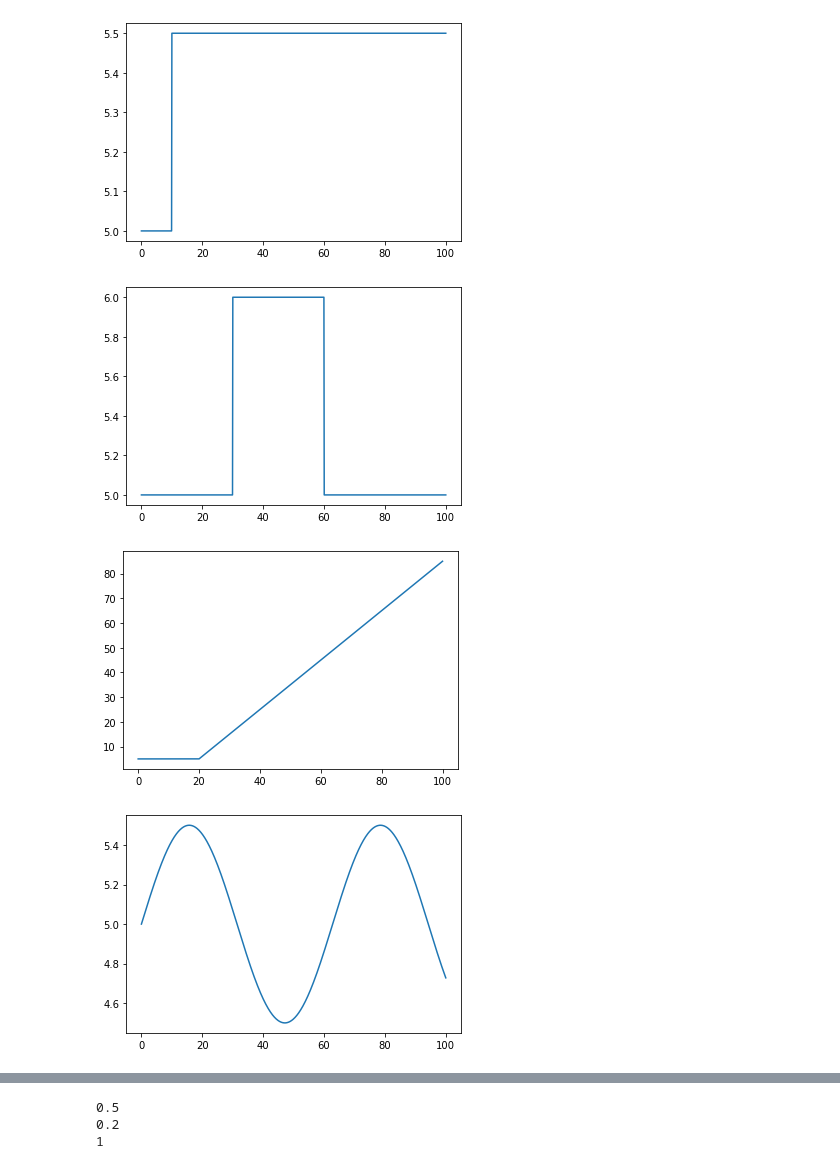
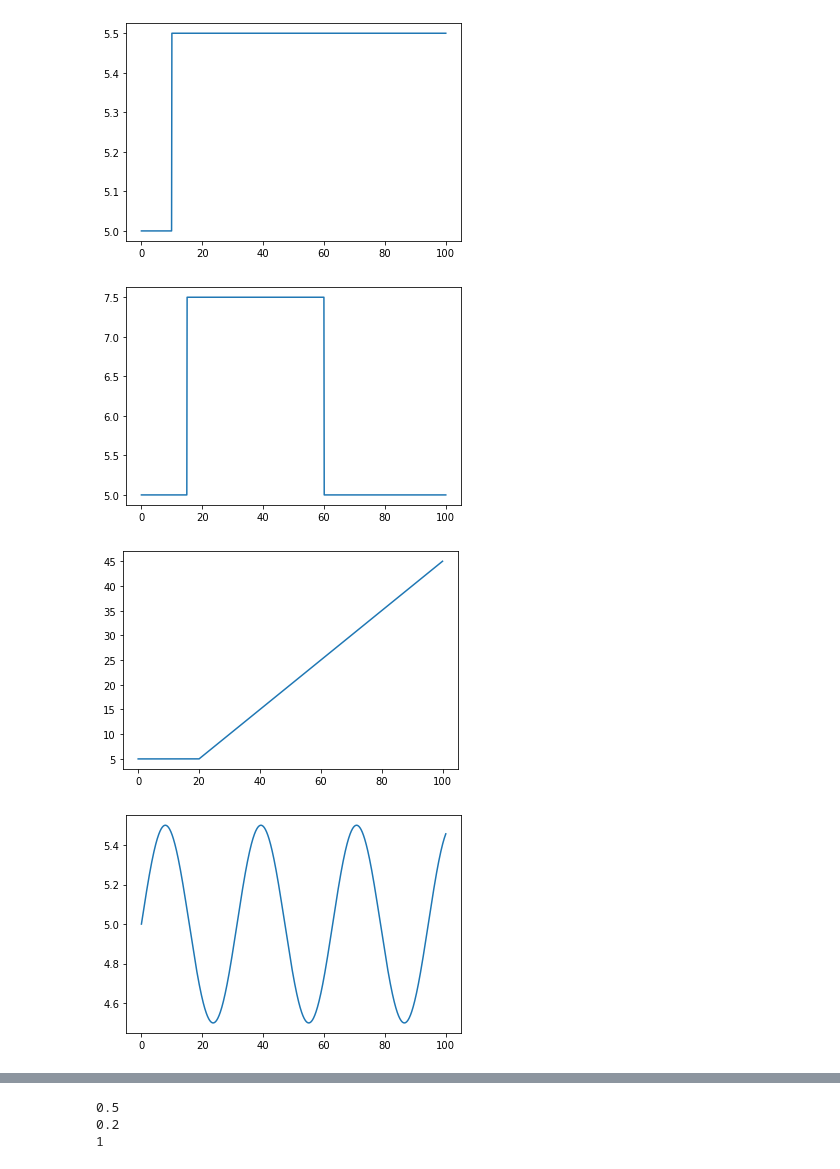
Before and after one commit to joaobus/Projeto-TCC, a Jupyter notebook: src/exemplo_gerador_de_disturbio.ipynb, the cells around one changed output, grey strips where cells are left out. Cells and saved outputs as stored; diff of their text form; code cells hidden in the pictures.

```diff
--- a/src/exemplo_gerador_de_disturbio.ipynb
+++ b/src/exemplo_gerador_de_disturbio.ipynb
@@ -12,32 +12,32 @@ plt.show()
 # %% [output]
 [figure]
 # %%
-pulso = GeradorDeDisturbios(5).pulso(0.2,30,60)
+pulso = GeradorDeDisturbios().pulso(0.2,15,60)
 
 dt = np.linspace(0, 100, 1000)
 dist = [pulso.dist(i) for i in dt]
 plt.plot(dt, dist)
 plt.show()
 # %% [output]
-[figure, old version]
+[figure, new version]
 # %%
-rampa = GeradorDeDisturbios(5).rampa(1,20)
+rampa = GeradorDeDisturbios().rampa(0.5,20)
 
 dt = np.linspace(0, 100, 1000)
 dist = [rampa.dist(i) for i in dt]
 plt.plot(dt, dist)
 plt.show()
 # %% [output]
-[figure, old version]
+[figure, new version]
 # %%
-senoidal = GeradorDeDisturbios(5).senoidal(0.1,0.1)
+senoidal = GeradorDeDisturbios().senoidal(0.1,0.2)
 
 dt = np.linspace(0, 100, 1000)
 dist = [senoidal.dist(i) for i in dt]
 plt.plot(dt, dist)
 plt.show()
 # %% [output]
-[figure, old version]
+[figure, new version]
 # %%
 ## Gerar sinal composto
 
```
Also changed, not shown: parts of 9 cells of this notebook, 2 other files.
